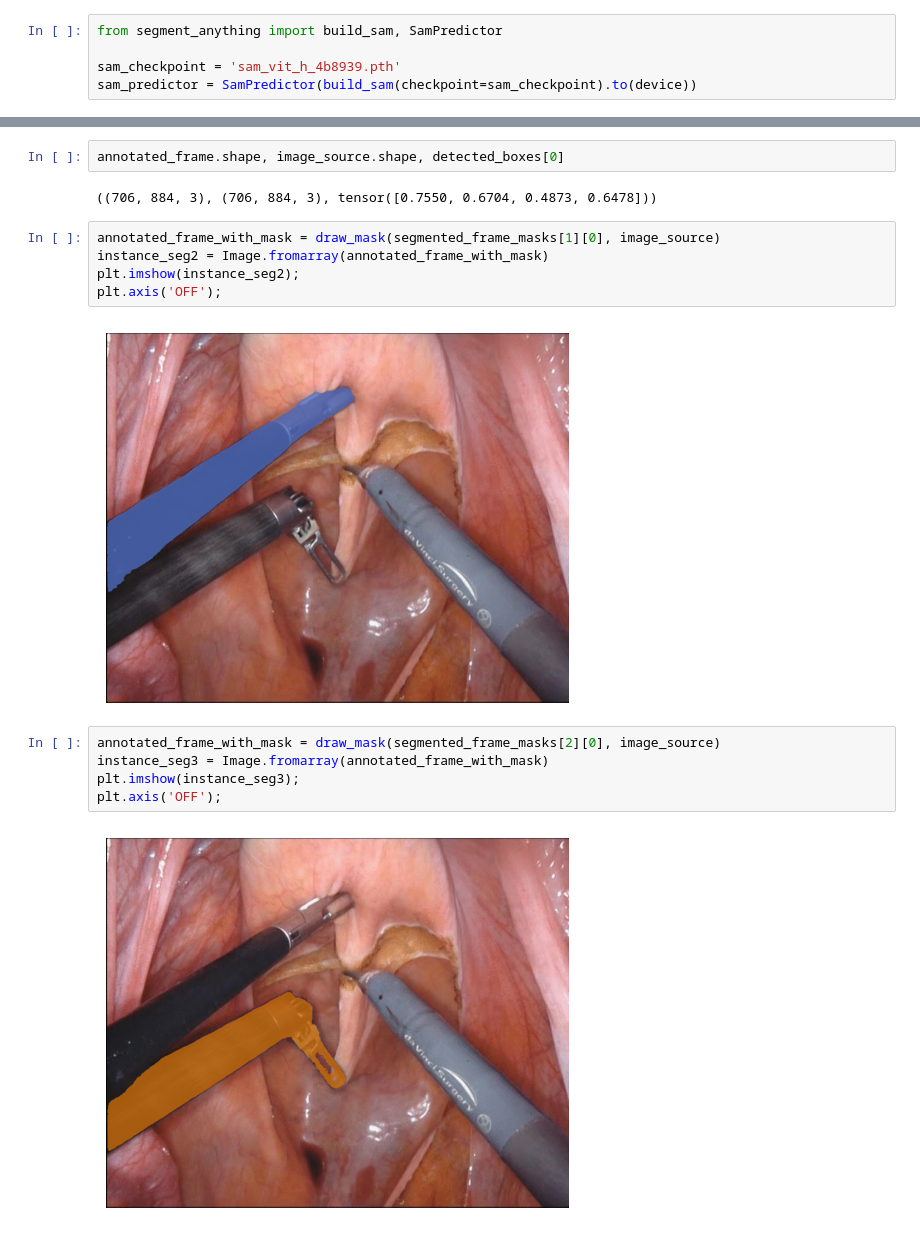
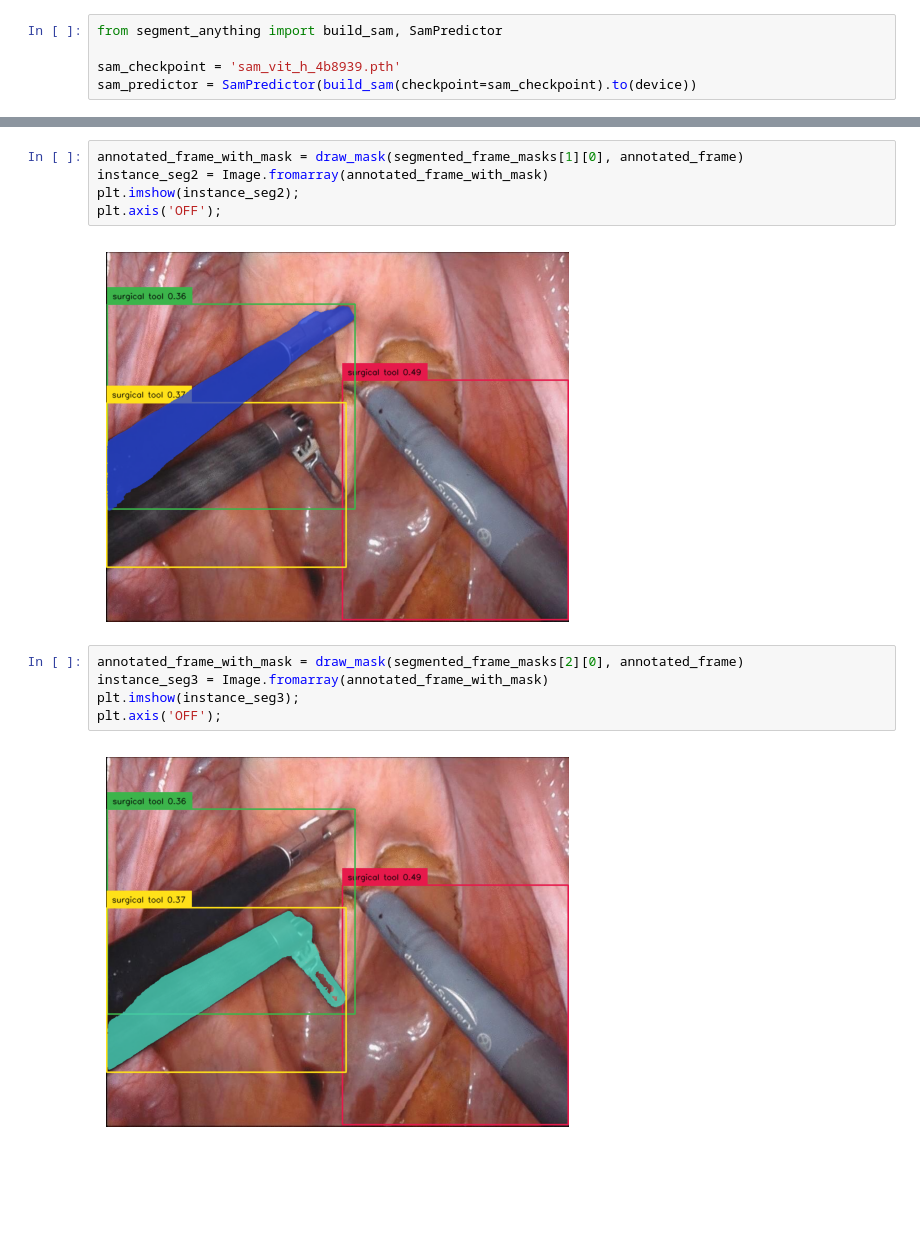
Before and after one commit to Ilvecoding0912/DETR_Robotic_Surgery, a Jupyter notebook: Grounded_SAM_Tool_Instance_Segmentation.ipynb, the cells around one changed output, grey strips where cells are left out. Drawn from its saved outputs; the diff is of its cells as text; blank space fills up the shorter version.

```diff
--- a/Grounded_SAM_Tool_Instance_Segmentation.ipynb
+++ b/Grounded_SAM_Tool_Instance_Segmentation.ipynb
@@ -175,18 +175,14 @@ plt.axis('OFF');
-# %%
-annotated_frame.shape, image_source.shape, detected_boxes[0]
-# %% [output]
-((706, 884, 3), (706, 884, 3), tensor([0.7550, 0.6704, 0.4873, 0.6478]))
 # %%
-annotated_frame_with_mask = draw_mask(segmented_frame_masks[1][0], image_source)
+annotated_frame_with_mask = draw_mask(segmented_frame_masks[1][0], annotated_frame)
 instance_seg2 = Image.fromarray(annotated_frame_with_mask)
 plt.imshow(instance_seg2);
 plt.axis('OFF');
 # %% [output]
-[figure, old version]
+[figure, new version]
 # %%
-annotated_frame_with_mask = draw_mask(segmented_frame_masks[2][0], image_source)
+annotated_frame_with_mask = draw_mask(segmented_frame_masks[2][0], annotated_frame)
 instance_seg3 = Image.fromarray(annotated_frame_with_mask)
 plt.imshow(instance_seg3);
 plt.axis('OFF');
 # %% [output]
-[figure, old version]
+[figure, new version]
```
Also changed, not shown: parts of 1 cell of this notebook.
